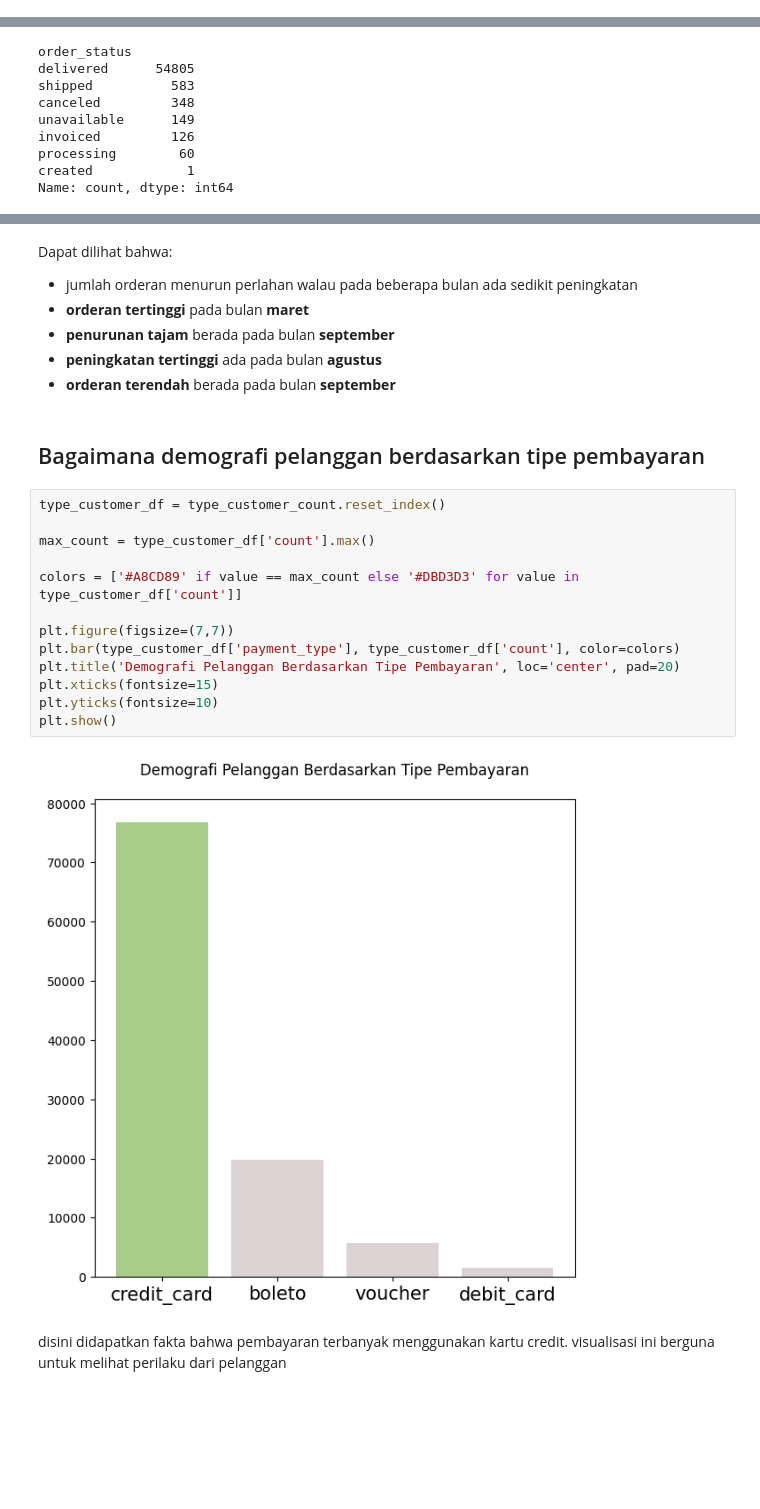
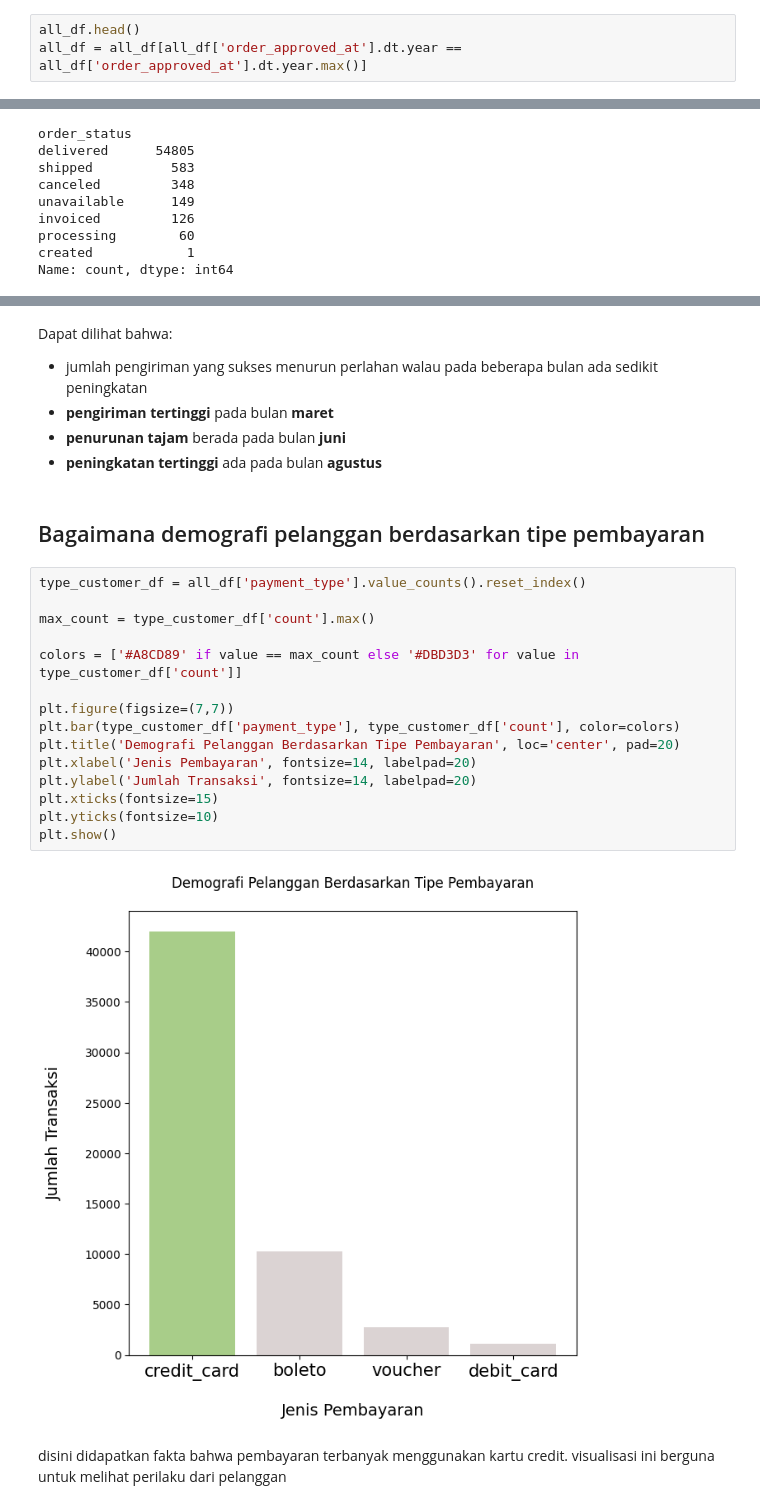
Before and after one commit to NUMA-1/latihan-dasboard, a Jupyter notebook: Dc_Nugga Pratama.ipynb, the cells around one changed output, grey strips where cells are left out. Cells and saved outputs as stored; diff of their text form; blank space fills up the shorter version.

```diff
--- a/Dc_Nugga Pratama.ipynb
+++ b/Dc_Nugga Pratama.ipynb
@@ -914,3 +905,6 @@ all_df.head()
+# %%
+all_df.head()
+all_df = all_df[all_df['order_approved_at'].dt.year == all_df['order_approved_at'].dt.year.max()]
 # %%
 revenue_df = all_df[all_df['order_approved_at'].dt.year == all_df['order_approved_at'].dt.year.max()]
 revenue_df['order_status'].value_counts()
@@ -980,27 +986,28 @@ plt.show()
 # %% [markdown]
 Dapat dilihat bahwa:
-- jumlah orderan menurun perlahan walau pada beberapa bulan ada sedikit peningkatan
-- **orderan tertinggi** pada bulan **maret**
-- **penurunan tajam** berada pada bulan **september**
+- jumlah pengiriman yang sukses menurun perlahan walau pada beberapa bulan ada sedikit peningkatan
+- **pengiriman tertinggi** pada bulan **maret**
+- **penurunan tajam** berada pada bulan **juni**
 - **peningkatan tertinggi** ada pada bulan **agustus**
-- **orderan terendah** berada pada bulan **september**
 # %% [markdown]
 ## Bagaimana demografi pelanggan berdasarkan tipe pembayaran
 # %%
-type_customer_df = type_customer_count.reset_index()
+type_customer_df = all_df['payment_type'].value_counts().reset_index()
 
 max_count = type_customer_df['count'].max()
 
 colors = ['#A8CD89' if value == max_count else '#DBD3D3' for value in type_customer_df['count']]
 
 plt.figure(figsize=(7,7))
 plt.bar(type_customer_df['payment_type'], type_customer_df['count'], color=colors)
 plt.title('Demografi Pelanggan Berdasarkan Tipe Pembayaran', loc='center', pad=20)
+plt.xlabel('Jenis Pembayaran', fontsize=14, labelpad=20)
+plt.ylabel('Jumlah Transaksi', fontsize=14, labelpad=20)
 plt.xticks(fontsize=15)
 plt.yticks(fontsize=10)
 plt.show()
 # %% [output]
-[figure, old version]
+[figure, new version]
 # %% [markdown]
 disini didapatkan fakta bahwa pembayaran terbanyak menggunakan kartu credit. visualisasi ini berguna untuk melihat perilaku dari pelanggan
 # %% [markdown]
```
Also changed, not shown: parts of 13 cells of this notebook.
